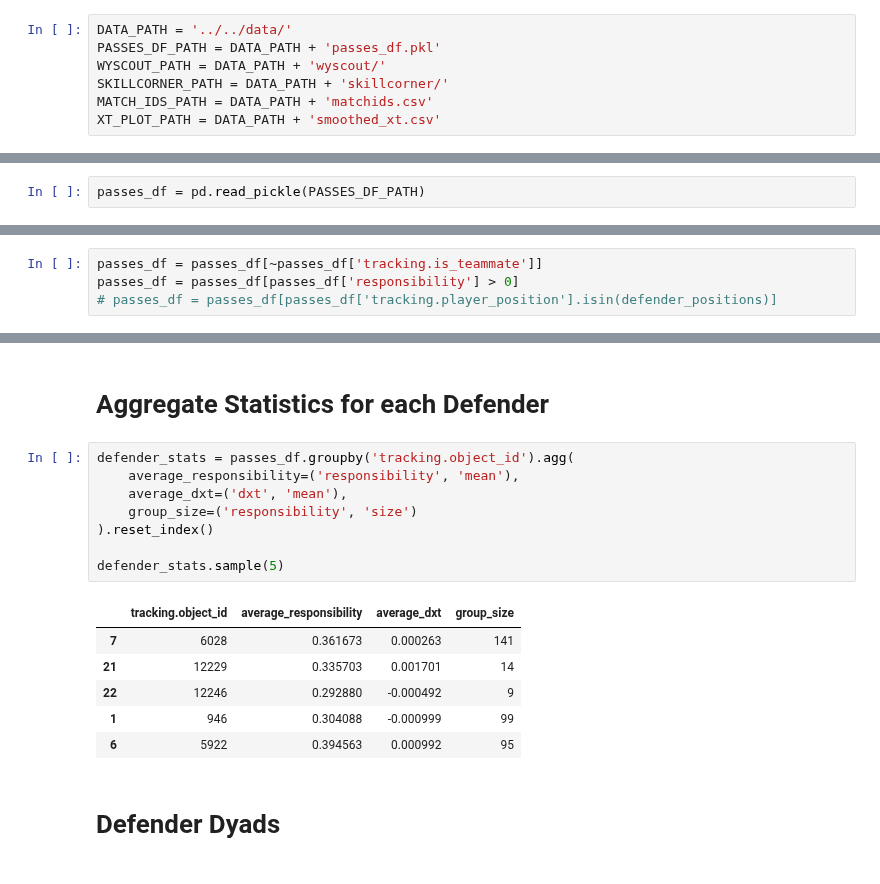
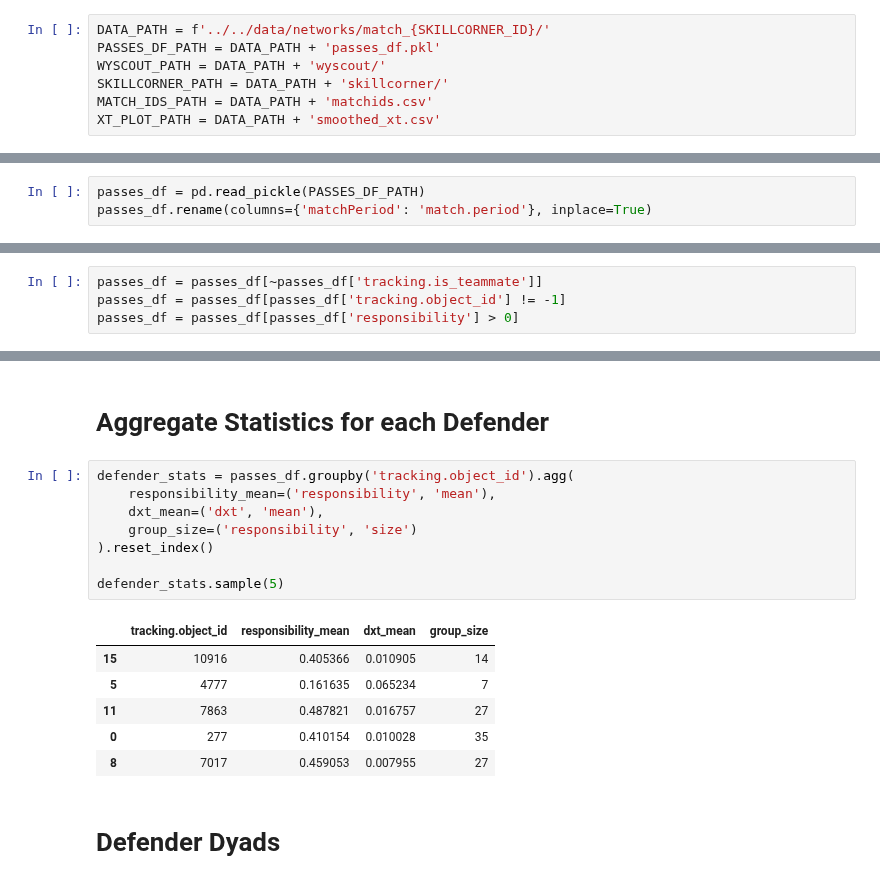
Before and after one commit to ariskoutris/defensive-passing-networks, a Jupyter notebook: src/notebooks/networks.ipynb, the cells around one changed output, grey strips where cells are left out. Drawn from its saved outputs; the diff is of its cells as text.

Commit message:
Remove ball from networks and refactor code

```diff
--- a/src/notebooks/networks.ipynb
+++ b/src/notebooks/networks.ipynb
@@ -10,5 +12,5 @@ pd.set_option('display.max_columns', None)
 # %%
-DATA_PATH = '../../data/'
+DATA_PATH = f'../../data/networks/match_{SKILLCORNER_ID}/'
 PASSES_DF_PATH = DATA_PATH + 'passes_df.pkl'
 WYSCOUT_PATH = DATA_PATH + 'wyscout/'
 SKILLCORNER_PATH = DATA_PATH + 'skillcorner/'
@@ -18,3 +20,4 @@ XT_PLOT_PATH = DATA_PATH + 'smoothed_xt.csv'
 # Passes Network
 # %%
 passes_df = pd.read_pickle(PASSES_DF_PATH)
+passes_df.rename(columns={'matchPeriod': 'match.period'}, inplace=True)
@@ -39,5 +25,5 @@ passes_df
 Keep only players of the opposing team, who are defenders with responsibility greater than 0.
 # %%
 passes_df = passes_df[~passes_df['tracking.is_teammate']]
+passes_df = passes_df[passes_df['tracking.object_id'] != -1]
 passes_df = passes_df[passes_df['responsibility'] > 0]
-# passes_df = passes_df[passes_df['tracking.player_position'].isin(defender_positions)]
@@ -90,19 +69,19 @@ defender_responsibility_network.sample(5)
 # Aggregate Statistics for each Defender
 # %%
 defender_stats = passes_df.groupby('tracking.object_id').agg(
-    average_responsibility=('responsibility', 'mean'),
-    average_dxt=('dxt', 'mean'),
+    responsibility_mean=('responsibility', 'mean'),
+    dxt_mean=('dxt', 'mean'),
     group_size=('responsibility', 'size')
 ).reset_index()
 
 defender_stats.sample(5)
 # %% [output]
-|  | tracking.object_id | average_responsibility | average_dxt | group_size |
-| 7 | 6028 | 0.361673 | 0.000263 | 141 |
-| 21 | 12229 | 0.335703 | 0.001701 | 14 |
-| 22 | 12246 | 0.292880 | -0.000492 | 9 |
-| 1 | 946 | 0.304088 | -0.000999 | 99 |
-| 6 | 5922 | 0.394563 | 0.000992 | 95 |
+|  | tracking.object_id | responsibility_mean | dxt_mean | group_size |
+| 15 | 10916 | 0.405366 | 0.010905 | 14 |
+| 5 | 4777 | 0.161635 | 0.065234 | 7 |
+| 11 | 7863 | 0.487821 | 0.016757 | 27 |
+| 0 | 277 | 0.410154 | 0.010028 | 35 |
+| 8 | 7017 | 0.459053 | 0.007955 | 27 |
 # %% [markdown]
 # Defender Dyads
 # %%
```
Also changed, not shown: parts of 11 cells of this notebook, 8 other files.
